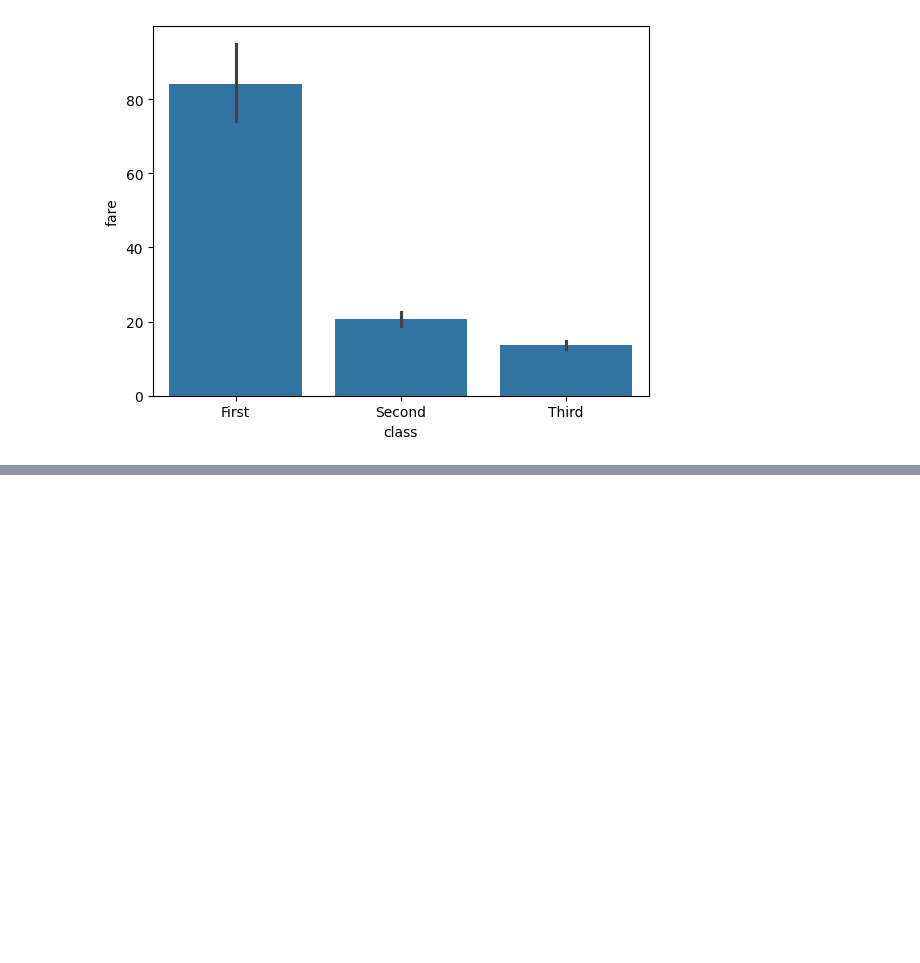
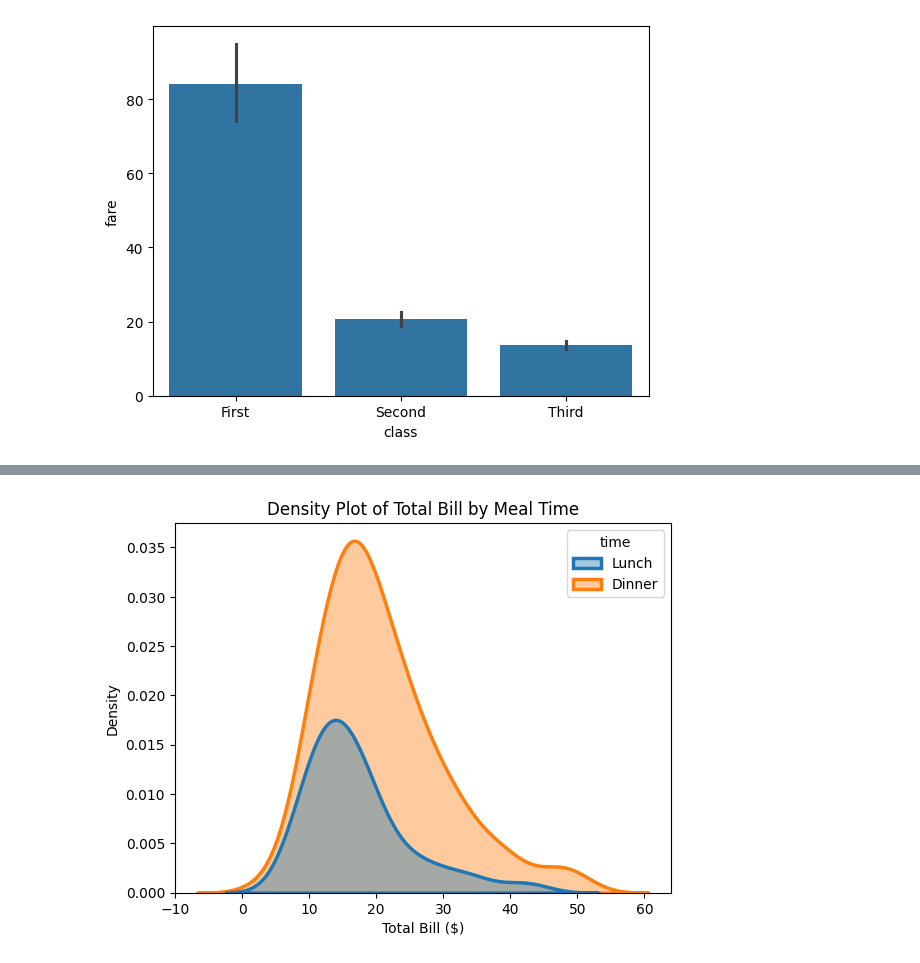
Before and after one commit to pnytrainingrepo/artificial-intelligence, a Jupyter notebook: python-codes/seaborn/seaborn-test.ipynb, the cells around one changed output, grey strips where cells are left out. Drawn from its saved outputs; the diff is of its cells as text; code cells hidden in the pictures; blank space fills up the shorter version.

```diff
--- a/python-codes/seaborn/seaborn-test.ipynb
+++ b/python-codes/seaborn/seaborn-test.ipynb
@@ -95,0 +462,27 @@ sns.barplot(x="class", y="fare", data=titanic)
+# %%
+import seaborn as sns
+import matplotlib.pyplot as plt
+
+# Load the "tips" dataset from Seaborn
+tips = sns.load_dataset("tips")
+
+
+# Create a density plot of the "total_bill" column from the "tips" dataset
+
+# We use the "hue" parameter to differentiate between "lunch" and "dinner" meal times
+
+# We use the "fill" parameter to fill the area under the curve
+
+# We adjust the "alpha" and "linewidth" parameters to make the plot more visually appealing
+
+sns.kdeplot(data=tips, x="total_bill", hue="time", fill=True, alpha=0.4, linewidth=2.5)
+
+# Add a title and labels to the plot using Matplotlib
+plt.title("Density Plot of Total Bill by Meal Time")
+plt.xlabel("Total Bill ($)")
+plt.ylabel("Density")
+
+# Show the plot
+plt.show()
+# %% [output]
+[figure, added]
```
Also changed, not shown: parts of 37 cells of this notebook, 2 other files.
